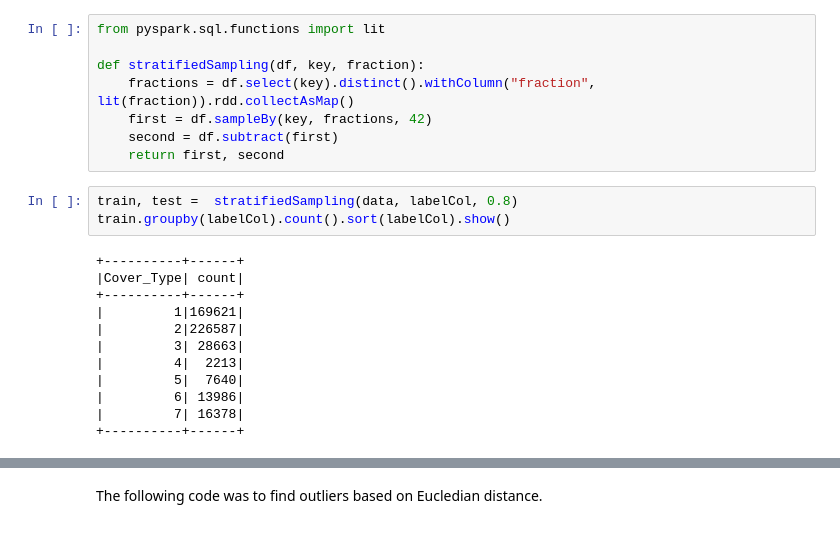
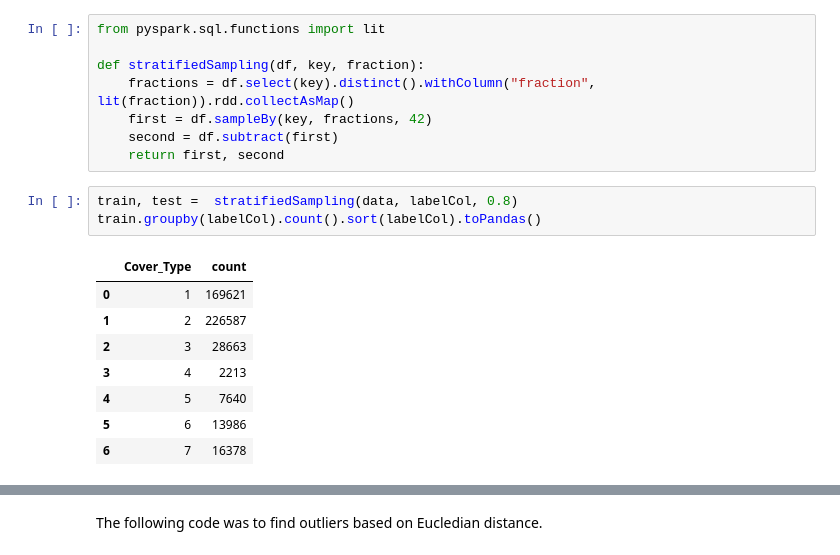
Before and after one commit to riyadparvez/pyspark-datascience, a Jupyter notebook: forest-cover-type/spark.ipynb, the cells around one changed output, grey strips where cells are left out. Saved outputs shown, nothing was run; the diff lists cells and outputs as text.

```diff
--- a/forest-cover-type/spark.ipynb
+++ b/forest-cover-type/spark.ipynb
@@ -249,19 +228,16 @@ def stratifiedSampling(df, key, fraction):
     return first, second
 # %%
 train, test =  stratifiedSampling(data, labelCol, 0.8)
-train.groupby(labelCol).count().sort(labelCol).show()
+train.groupby(labelCol).count().sort(labelCol).toPandas()
 # %% [output]
-+----------+------+
-|Cover_Type| count|
-+----------+------+
-|         1|169621|
-|         2|226587|
-|         3| 28663|
-|         4|  2213|
-|         5|  7640|
-|         6| 13986|
-|         7| 16378|
-+----------+------+
+|  | Cover_Type | count |
+| 0 | 1 | 169621 |
+| 1 | 2 | 226587 |
+| 2 | 3 | 28663 |
+| 3 | 4 | 2213 |
+| 4 | 5 | 7640 |
+| 5 | 6 | 13986 |
+| 6 | 7 | 16378 |
 # %%
 # %%script false
 
```
Also changed, not shown: parts of 10 cells of this notebook, 1 other file.
